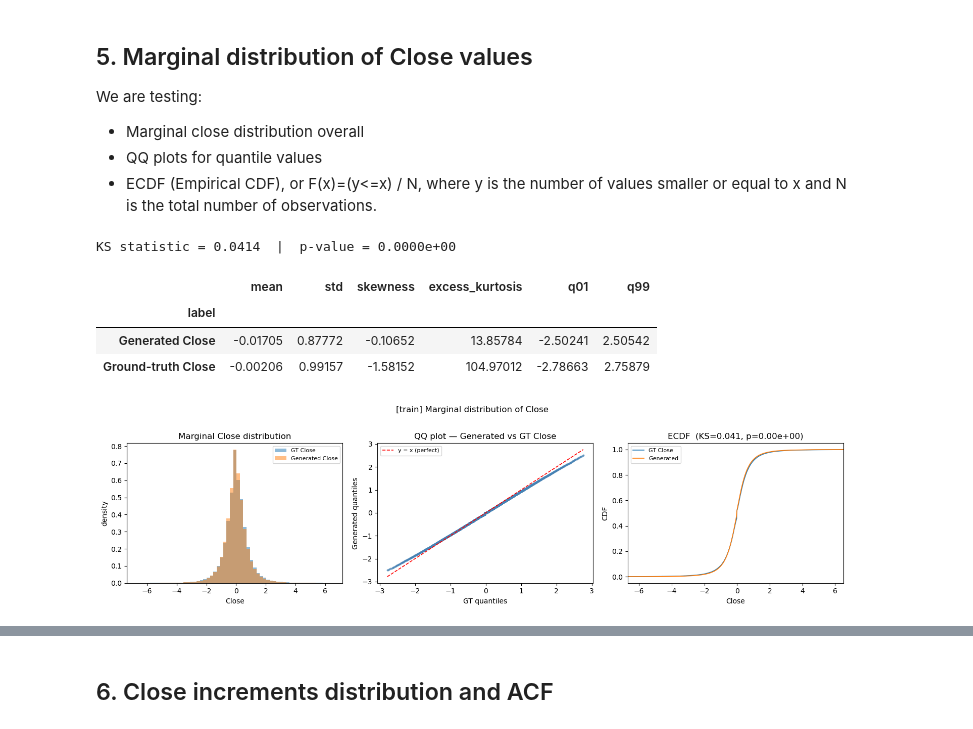
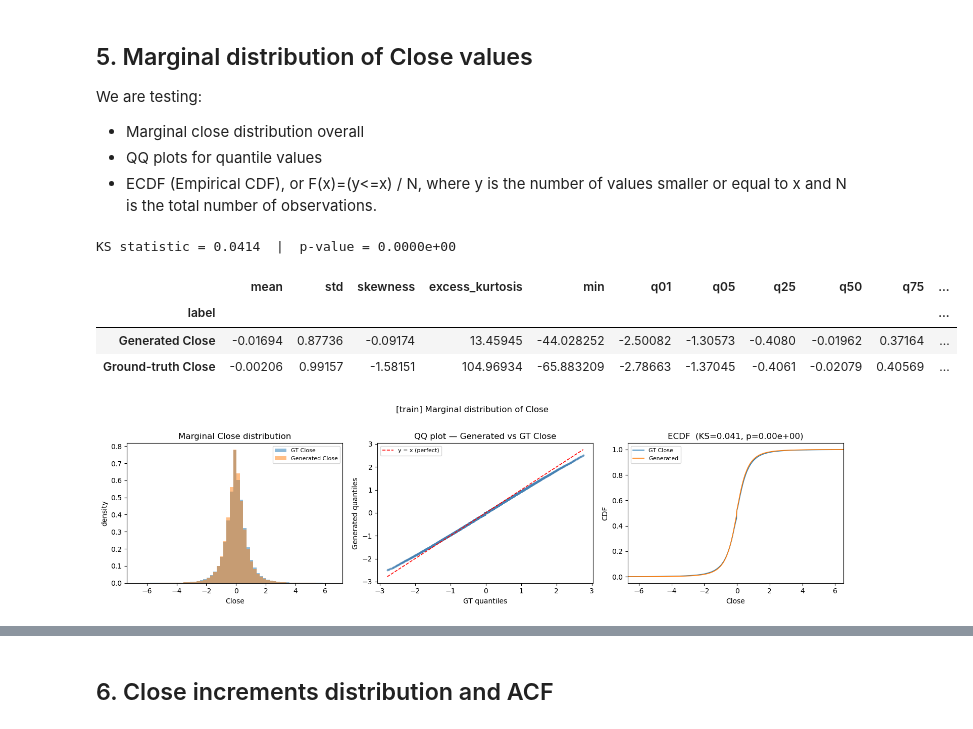
Before and after one commit to GiacomoNegri/Master-Thesis, a Jupyter notebook: notebooks/OHLC_conditional_csv_analysis.ipynb, the cells around one changed output, grey strips where cells are left out. Drawn from its saved outputs; the diff is of its cells as text; code cells hidden in the pictures.

```diff
--- a/notebooks/OHLC_conditional_csv_analysis.ipynb
+++ b/notebooks/OHLC_conditional_csv_analysis.ipynb
@@ -20,7 +20,7 @@ CSV schemas
 # %%
 # ── USER INPUTS ───────────────────────────────────────────────────────────────
 CHECKPOINT_STEM = (
-    "edm_Pmean_-1.4_Pstd_1.6_seq_len_512_stride_100_tsr_1_ch128_la6_COSAN_no_weight_decay_epoch_best"
+    "edm_Pmean_-1.4_Pstd_1.6_seq_len_512_stride_100_tsr_1_ch128_la6_COSAN_no_weight_decay_epoch_best_MammaMia"
 )  # <-- sub-folder name under GEN_DIR (= checkpoint filename without .pt)
 
 GEN_DIR = "../data/generated/edm"  # base directory where generate_samples.py writes
@@ -281,8 +276,15 @@ def moments(x, label):
         "std"             : np.std(x),
         "skewness"        : scipy_stats.skew(x),
         "excess_kurtosis" : scipy_stats.kurtosis(x, fisher=True),
+        "min"             : np.min(x),
         "q01"             : np.quantile(x, 0.01),
+        "q05"             : np.quantile(x, 0.05),
+        "q25"             : np.quantile(x, 0.25),
+        "q50"             : np.quantile(x, 0.50),
+        "q75"             : np.quantile(x, 0.75),
+        "q95"             : np.quantile(x, 0.95),
         "q99"             : np.quantile(x, 0.99),
+        "max"             : np.max(x)
     }
 
 df_moments = pd.DataFrame([
@@ -303,35 +305,35 @@ fig, axes = plt.subplots(1, 3, figsize=(15, 4))
 
 ax = axes[0]
 ax.hist(gt_flat,  bins=bins, density=True, alpha=0.5, label="GT Close",        color="tab:blue")
 ax.hist(gen_flat, bins=bins, density=True, alpha=0.5, label="Generated Close", color="tab:orange")
 ax.set_title("Marginal Close distribution")
 ax.set_xlabel("Close"); ax.set_ylabel("density"); ax.legend(fontsize=8)
 
 ax = axes[1]
 q_gt  = np.quantile(gt_flat,  probs)
 q_gen = np.quantile(gen_flat, probs)
 ax.scatter(q_gt, q_gen, s=4, alpha=0.5, color="steelblue")
 lims = [min(q_gt.min(), q_gen.min()), max(q_gt.max(), q_gen.max())]
 ax.plot(lims, lims, "r--", lw=1.2, label="y = x (perfect)")
 ax.set_title("QQ plot — Generated vs GT Close")
 ax.set_xlabel("GT quantiles"); ax.set_ylabel("Generated quantiles"); ax.legend(fontsize=8)
 
 ax = axes[2]
 for vals, label, color in [(gt_flat, "GT Close", "tab:blue"), (gen_flat, "Generated", "tab:orange")]:
     s = np.sort(vals)
     ax.plot(s, np.arange(1, len(s) + 1) / len(s), label=label, lw=1.2)
 ax.set_xlim(lo, hi)
 ax.set_title(f"ECDF  (KS={ks_stat:.3f}, p={ks_p:.2e})")
 ax.set_xlabel("Close"); ax.set_ylabel("CDF"); ax.legend(fontsize=8)
 
 plt.suptitle(f"[{ANALYSIS_SPLIT}] Marginal distribution of Close", y=1.02)
 plt.tight_layout()
 display(fig)
 plt.close(fig)
 # %% [output]
 KS statistic = 0.0414  |  p-value = 0.0000e+00
-|  | mean | std | skewness | excess_kurtosis | q01 | q99 |
-| label |  |  |  |  |  |  |
-| Generated Close | -0.01705 | 0.87772 | -0.10652 | 13.85784 | -2.50241 | 2.50542 |
-| Ground-truth Close | -0.00206 | 0.99157 | -1.58152 | 104.97012 | -2.78663 | 2.75879 |
+|  | mean | std | skewness | excess_kurtosis | min | q01 | q05 | q25 | q50 | q75 | ... |
+| label |  |  |  |  |  |  |  |  |  |  | ... |
+| Generated Close | -0.01694 | 0.87736 | -0.09174 | 13.45945 | -44.028252 | -2.50082 | -1.30573 | -0.4080 | -0.01962 | 0.37164 | ... |
+| Ground-truth Close | -0.00206 | 0.99157 | -1.58151 | 104.96934 | -65.883209 | -2.78663 | -1.37045 | -0.4061 | -0.02079 | 0.40569 | ... |
 [figure]
```
Also changed, not shown: parts of 17 cells of this notebook, 1 other file.
